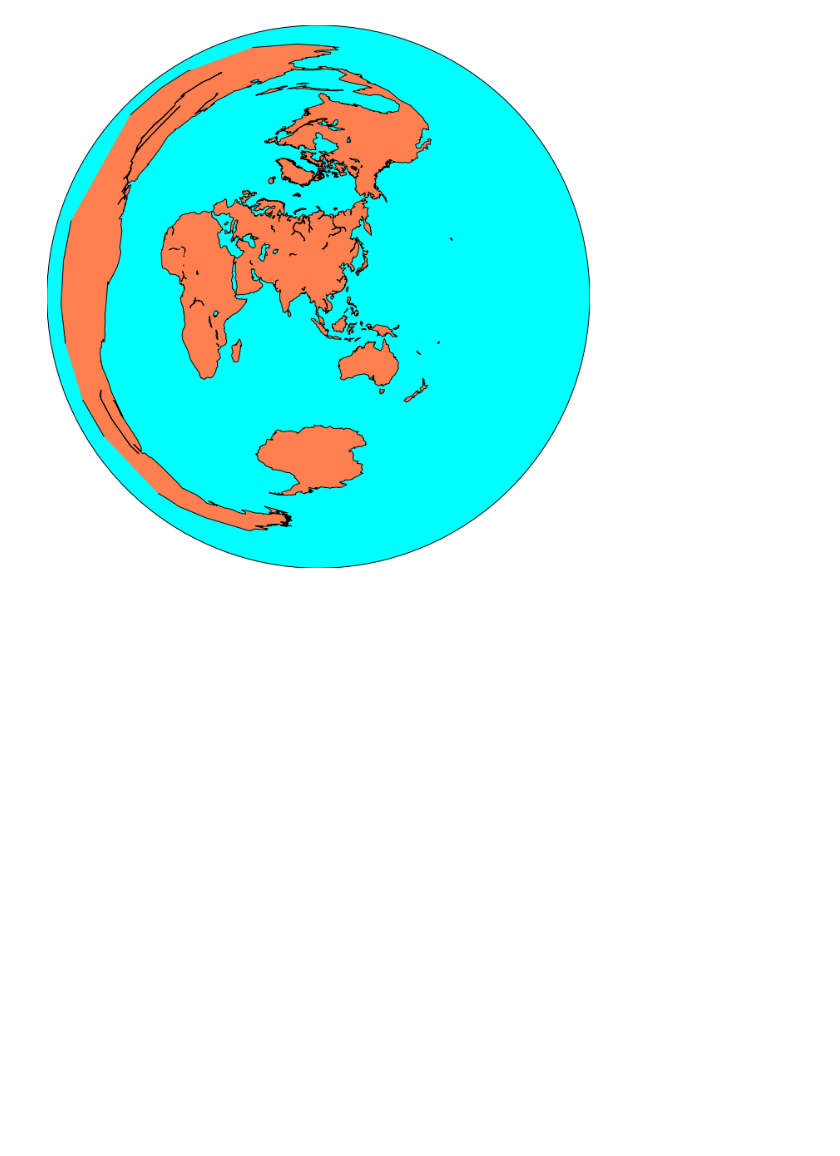
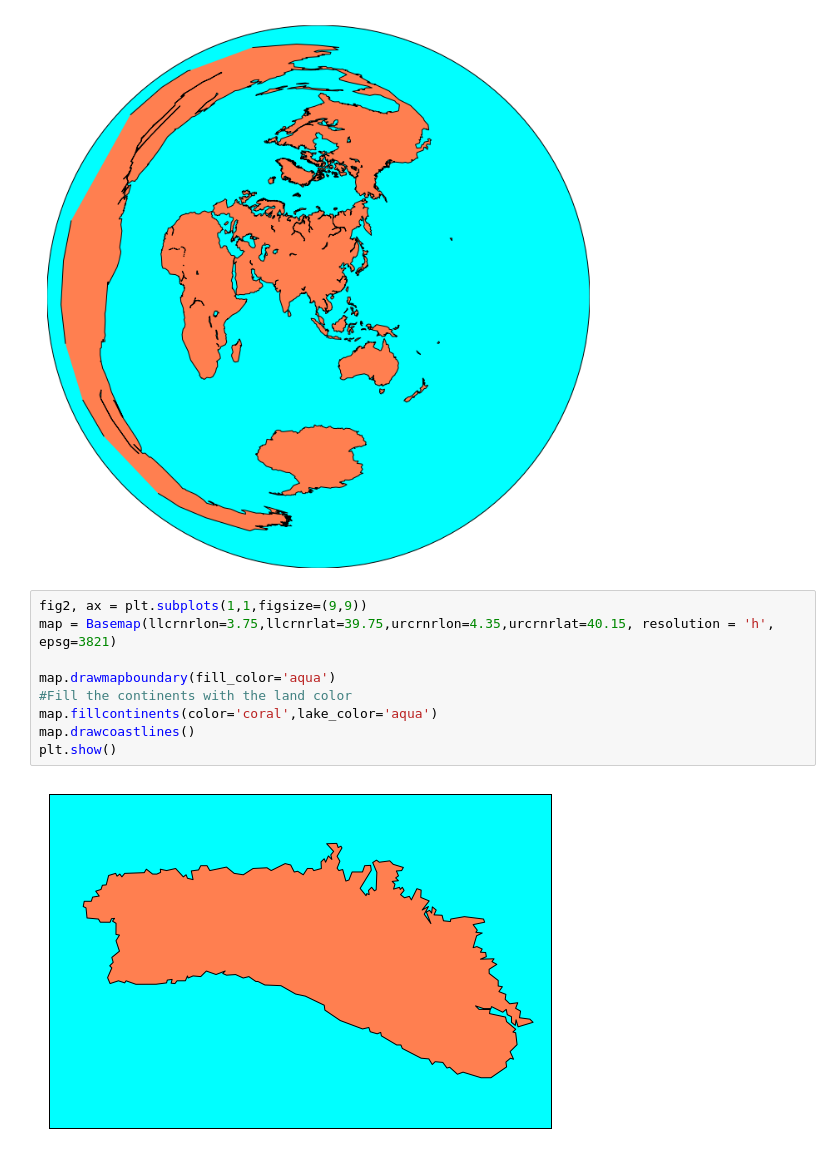
Before and after one commit to Brainor/Fudan-Data_Visualization, a Jupyter notebook: HW3/Basemap_test.ipynb, the cells around one changed output. Drawn from its saved outputs; the diff is of its cells as text; blank space fills up the shorter version.

```diff
--- a/HW3/Basemap_test.ipynb
+++ b/HW3/Basemap_test.ipynb
@@ -28,3 +28,14 @@ map_ortho.drawcoastlines()
 plt.show()
 # %% [output]
 [figure]
+# %%
+fig2, ax = plt.subplots(1,1,figsize=(9,9))
+map = Basemap(llcrnrlon=3.75,llcrnrlat=39.75,urcrnrlon=4.35,urcrnrlat=40.15, resolution = 'h', epsg=3821)
+
+map.drawmapboundary(fill_color='aqua')
+#Fill the continents with the land color
+map.fillcontinents(color='coral',lake_color='aqua')
+map.drawcoastlines()
+plt.show()
+# %% [output]
+[figure, added]
```
